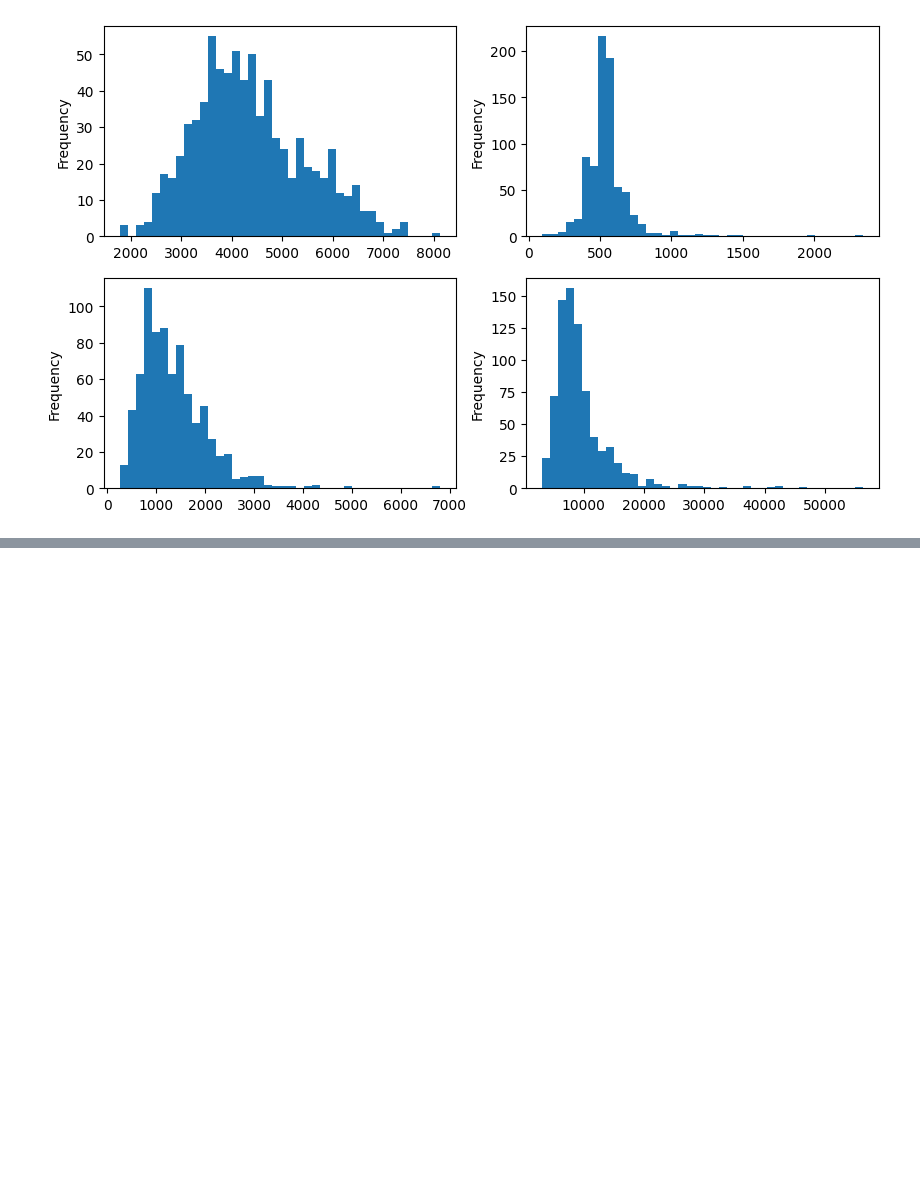
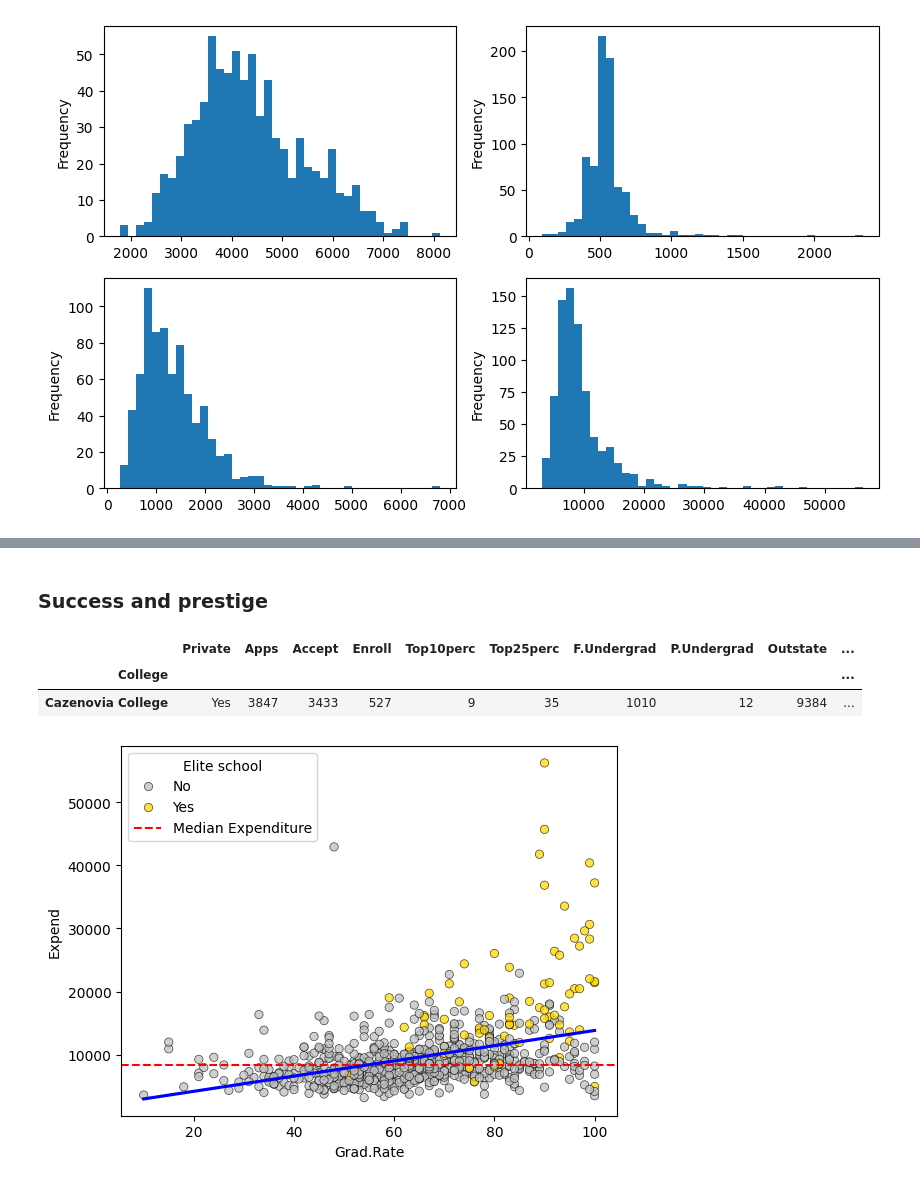
Before and after one commit to AlbotGoodman/databehandling-albot, a Jupyter notebook: Labs/lab.ipynb, the cells around one changed output, grey strips where cells are left out. Drawn from its saved outputs; the diff is of its cells as text; code cells hidden in the pictures; blank space fills up the shorter version.

```diff
--- a/Labs/lab.ipynb
+++ b/Labs/lab.ipynb
@@ -6,6 +6,11 @@
 import pandas as pd
 import os
 import matplotlib.pyplot as plt
+import seaborn as sns
+import plotly.express as px
+
+# FutureWarnings
+pd.set_option('future.no_silent_downcasting', True)
 
 path = os.path.join(os.getcwd(), "../Data/College.csv")
 college = pd.read_csv(path)
@@ -113,0 +132,2 @@ college.sort_values("Grad.Rate") # 118 procent??
+# %% [markdown]
+### Success and prestige
@@ -113,0 +140,18 @@ college.sort_values("Grad.Rate") # 118 procent??
+# %%
+# Cazenovia College	has a graduation rate of 118 % and will be removed
+outliers = college[college["Grad.Rate"] > 100]
+display(outliers)
+data = college.copy()
+data = data.drop(data[data["Grad.Rate"] > 100].index)
+
+# sns.lineplot(data=data, x="Grad.Rate", y="Expend", hue="Elite")
+ax = sns.scatterplot(data=data, x="Grad.Rate", y="Expend", hue="Elite", palette=pal, edgecolor="black", alpha=0.75)
+ax.axhline(data["Expend"].median(), color="red", linestyle="--", label="Median Expenditure")
+sns.regplot(data=data, x="Grad.Rate", y="Expend", scatter=False, color="blue", ci=None)
+plt.legend(title="Elite school")
+plt.show()
+# %% [output]
+|  | Private | Apps | Accept | Enroll | Top10perc | Top25perc | F.Undergrad | P.Undergrad | Outstate | ... |
+| College |  |  |  |  |  |  |  |  |  | ... |
+| Cazenovia College | Yes | 3847 | 3433 | 527 | 9 | 35 | 1010 | 12 | 9384 | ... |
+[figure, added]
```
Also changed, not shown: parts of 23 cells of this notebook, 1 other file.
